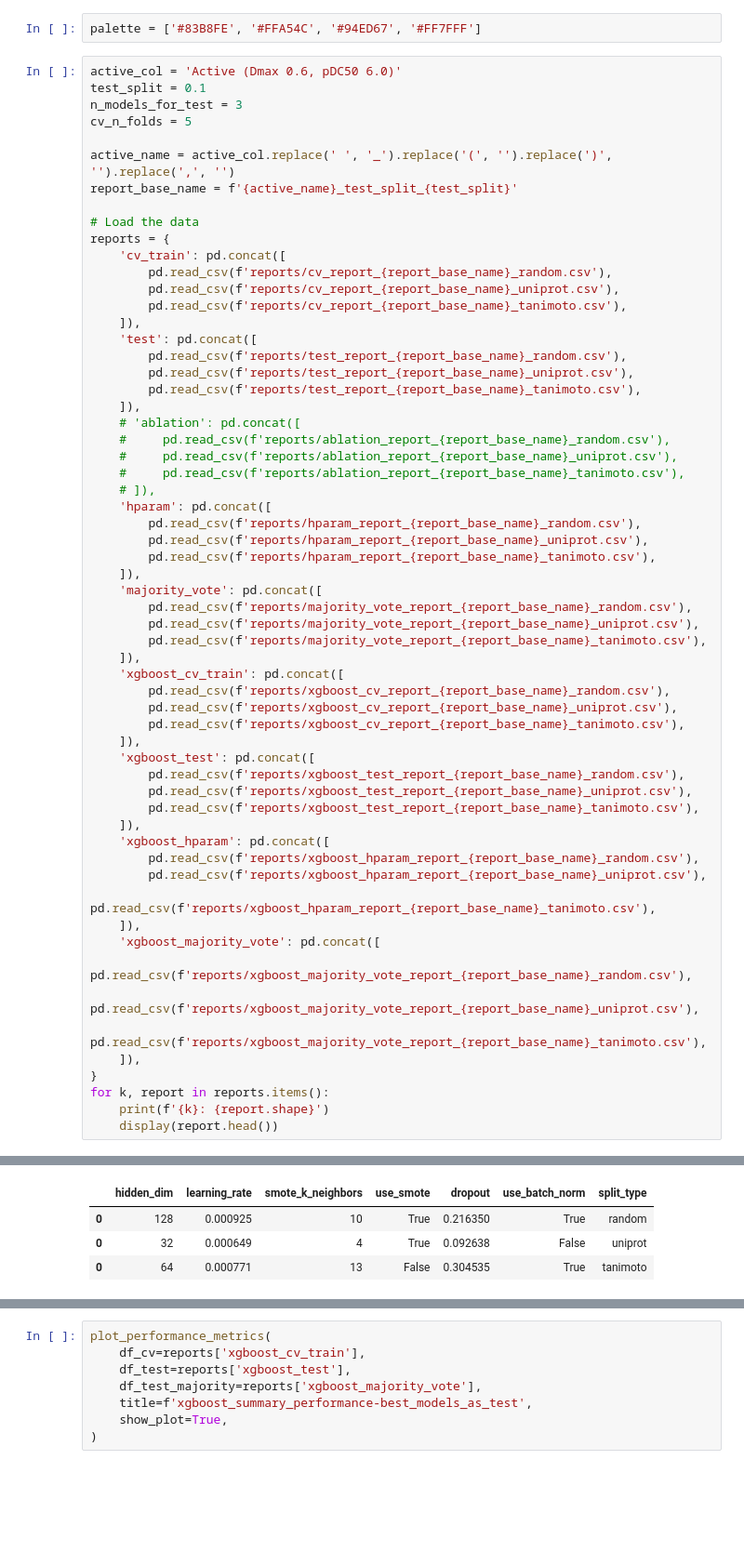
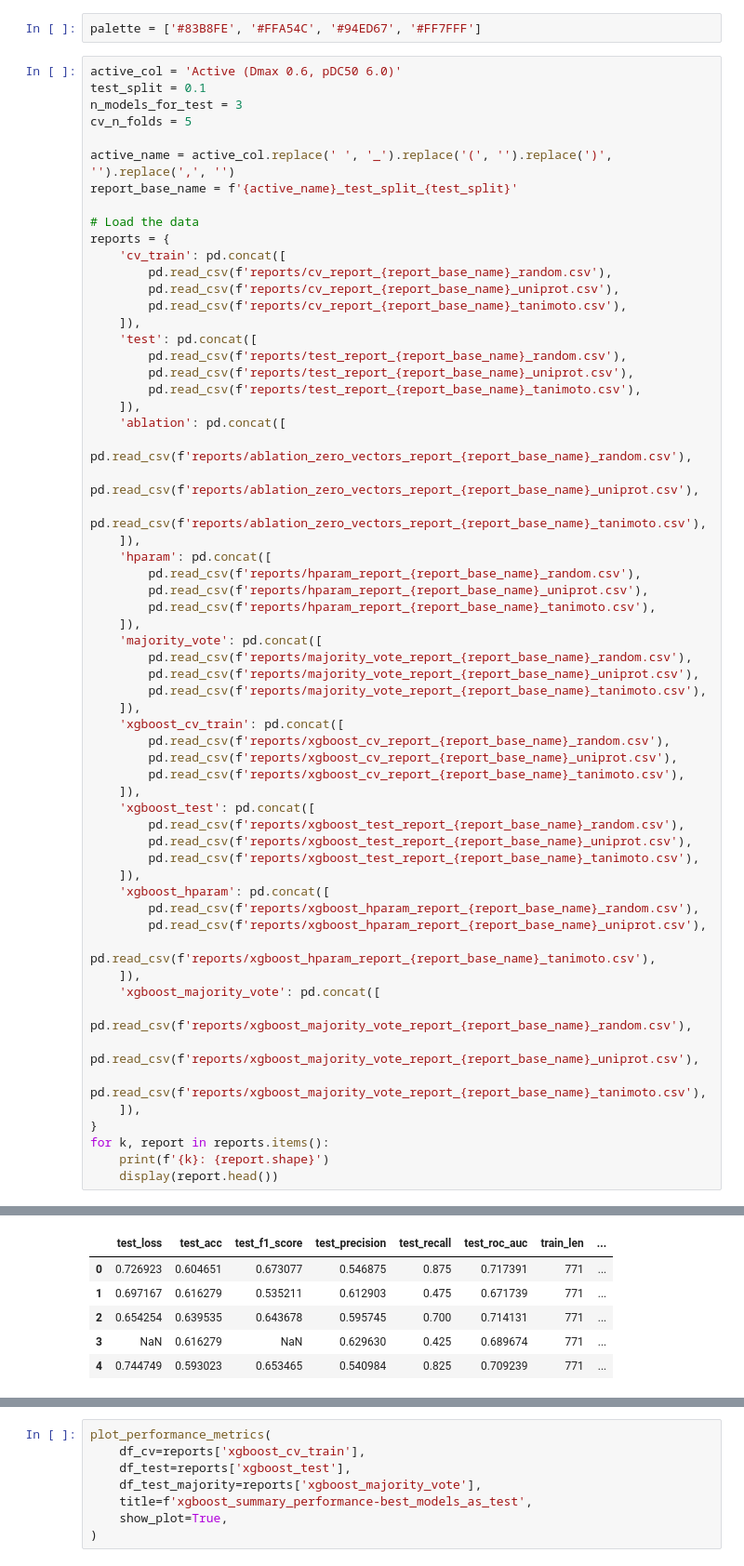
Before and after one commit to ribesstefano/PROTAC-Degradation-Predictor, a Jupyter notebook: notebooks/plot_experimental_results.ipynb, the cells around one changed output, grey strips where cells are left out. Shown at 93% size. Saved outputs shown, nothing was run; the diff lists cells and outputs as text; blank space fills up the shorter version.

```diff
--- a/notebooks/plot_experimental_results.ipynb
+++ b/notebooks/plot_experimental_results.ipynb
@@ -29,11 +29,11 @@ reports = {
         pd.read_csv(f'reports/test_report_{report_base_name}_uniprot.csv'),
         pd.read_csv(f'reports/test_report_{report_base_name}_tanimoto.csv'),
     ]),
-    # 'ablation': pd.concat([
-    #     pd.read_csv(f'reports/ablation_report_{report_base_name}_random.csv'),
-    #     pd.read_csv(f'reports/ablation_report_{report_base_name}_uniprot.csv'),
-    #     pd.read_csv(f'reports/ablation_report_{report_base_name}_tanimoto.csv'),
-    # ]),
+    'ablation': pd.concat([
+        pd.read_csv(f'reports/ablation_zero_vectors_report_{report_base_name}_random.csv'),
+        pd.read_csv(f'reports/ablation_zero_vectors_report_{report_base_name}_uniprot.csv'),
+        pd.read_csv(f'reports/ablation_zero_vectors_report_{report_base_name}_tanimoto.csv'),
+    ]),
     'hparam': pd.concat([
         pd.read_csv(f'reports/hparam_report_{report_base_name}_random.csv'),
         pd.read_csv(f'reports/hparam_report_{report_base_name}_uniprot.csv'),
@@ -89,4 +89,6 @@ hparam: (3, 7)
-|  | hidden_dim | learning_rate | smote_k_neighbors | use_smote | dropout | use_batch_norm | split_type |
-| 0 | 128 | 0.000925 | 10 | True | 0.216350 | True | random |
-| 0 | 32 | 0.000649 | 4 | True | 0.092638 | False | uniprot |
-| 0 | 64 | 0.000771 | 13 | False | 0.304535 | True | tanimoto |
+|  | test_loss | test_acc | test_f1_score | test_precision | test_recall | test_roc_auc | train_len | ... |
+| 0 | 0.726923 | 0.604651 | 0.673077 | 0.546875 | 0.875 | 0.717391 | 771 | ... |
+| 1 | 0.697167 | 0.616279 | 0.535211 | 0.612903 | 0.475 | 0.671739 | 771 | ... |
+| 2 | 0.654254 | 0.639535 | 0.643678 | 0.595745 | 0.700 | 0.714131 | 771 | ... |
+| 3 | NaN | 0.616279 | NaN | 0.629630 | 0.425 | 0.689674 | 771 | ... |
+| 4 | 0.744749 | 0.593023 | 0.653465 | 0.540984 | 0.825 | 0.709239 | 771 | ... |
```
Also changed, not shown: parts of 17 cells of this notebook, 9 other files.
